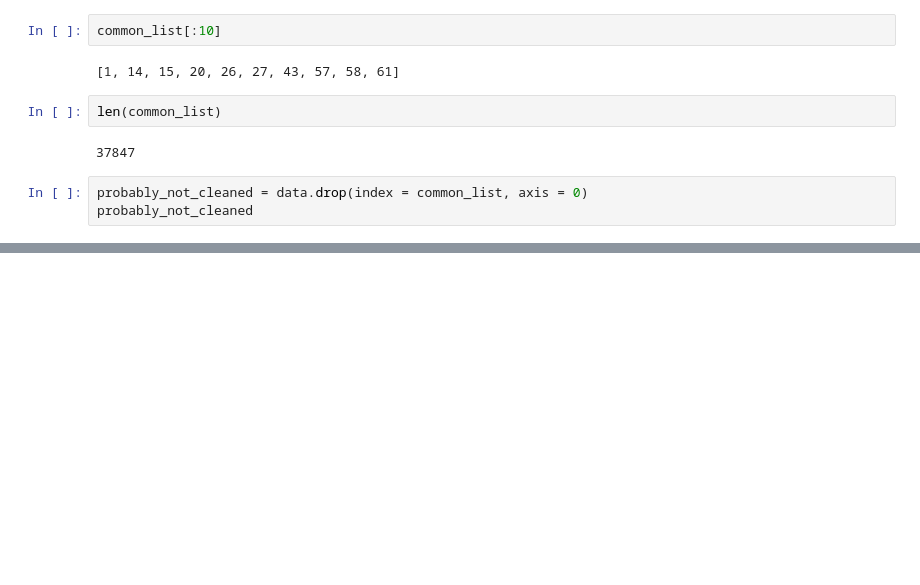
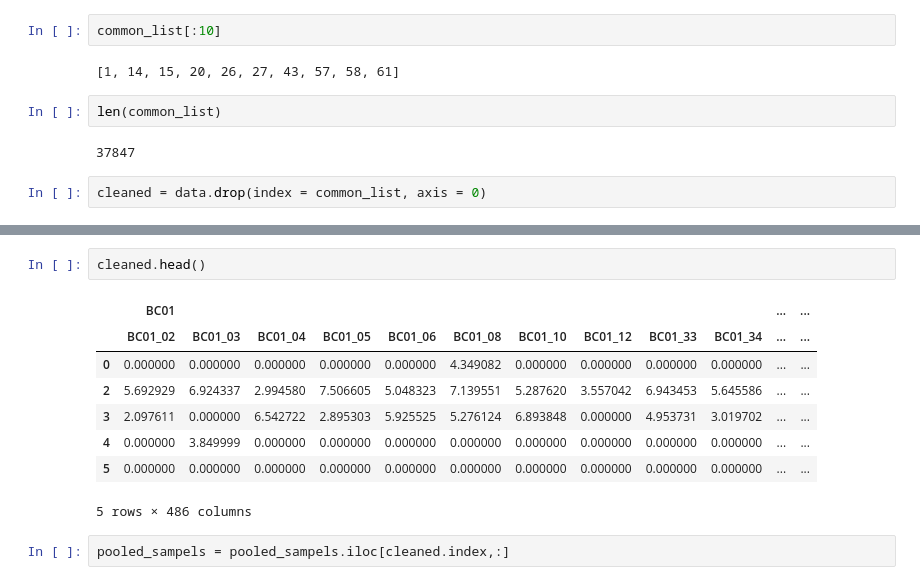
Before and after one commit to KyriakosPsa/BreastCancer-SingleCell, a Jupyter notebook: preprocessing.ipynb, the cells around one changed output, grey strips where cells are left out. Saved outputs shown, nothing was run; the diff lists cells and outputs as text; blank space fills up the shorter version.

```diff
--- a/preprocessing.ipynb
+++ b/preprocessing.ipynb
@@ -141,5 +155,4 @@ len(common_list)
 # %% [output]
 37847
 # %%
-probably_not_cleaned = data.drop(index = common_list, axis = 0)
-probably_not_cleaned
+cleaned = data.drop(index = common_list, axis = 0)
@@ -160,0 +159,13 @@ probably_not_cleaned
+# %%
+cleaned.head()
+# %% [output]
+|  | BC01 |  |  |  |  |  |  |  |  |  | ... | ... |
+|  | BC01_02 | BC01_03 | BC01_04 | BC01_05 | BC01_06 | BC01_08 | BC01_10 | BC01_12 | BC01_33 | BC01_34 | ... | ... |
+| 0 | 0.000000 | 0.000000 | 0.000000 | 0.000000 | 0.000000 | 4.349082 | 0.000000 | 0.000000 | 0.000000 | 0.000000 | ... | ... |
+| 2 | 5.692929 | 6.924337 | 2.994580 | 7.506605 | 5.048323 | 7.139551 | 5.287620 | 3.557042 | 6.943453 | 5.645586 | ... | ... |
+| 3 | 2.097611 | 0.000000 | 6.542722 | 2.895303 | 5.925525 | 5.276124 | 6.893848 | 0.000000 | 4.953731 | 3.019702 | ... | ... |
+| 4 | 0.000000 | 3.849999 | 0.000000 | 0.000000 | 0.000000 | 0.000000 | 0.000000 | 0.000000 | 0.000000 | 0.000000 | ... | ... |
+| 5 | 0.000000 | 0.000000 | 0.000000 | 0.000000 | 0.000000 | 0.000000 | 0.000000 | 0.000000 | 0.000000 | 0.000000 | ... | ... |
+5 rows × 486 columns
+# %%
+pooled_sampels = pooled_sampels.iloc[cleaned.index,:]
```
Also changed, not shown: parts of 18 cells of this notebook.
